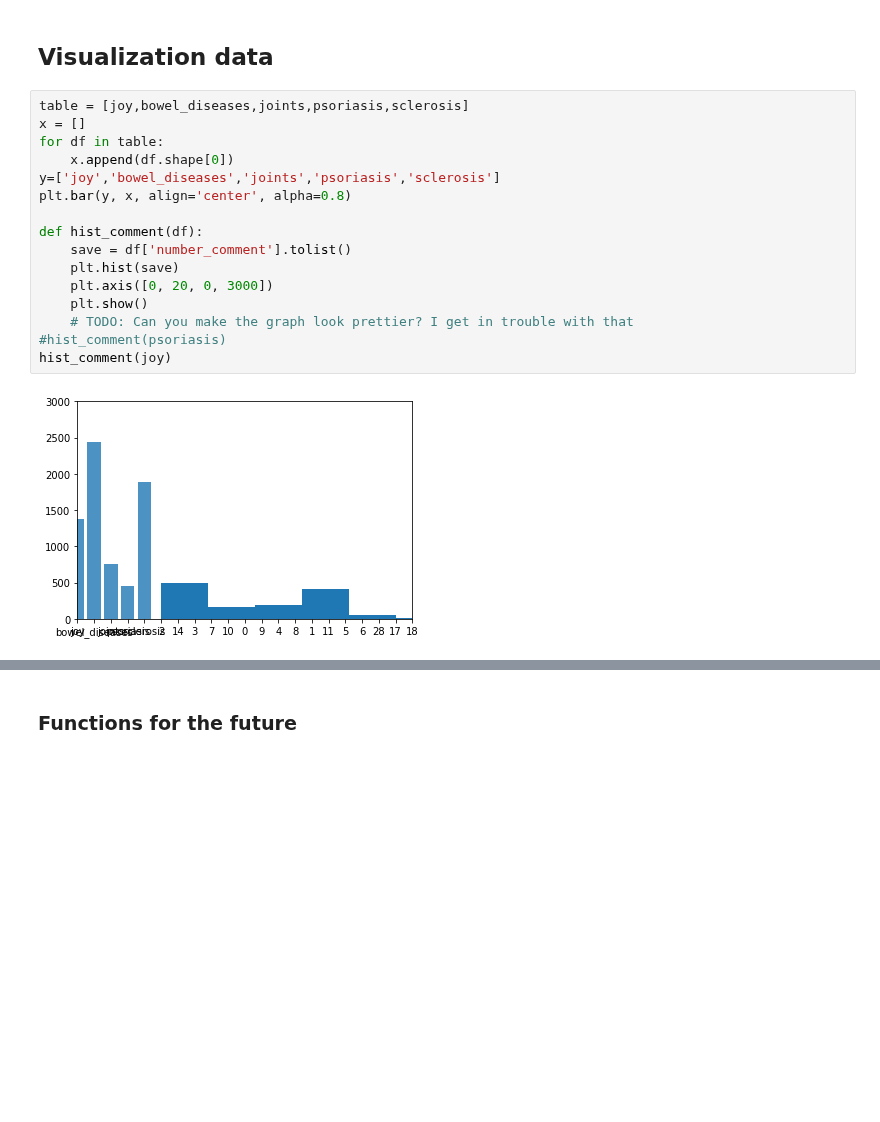
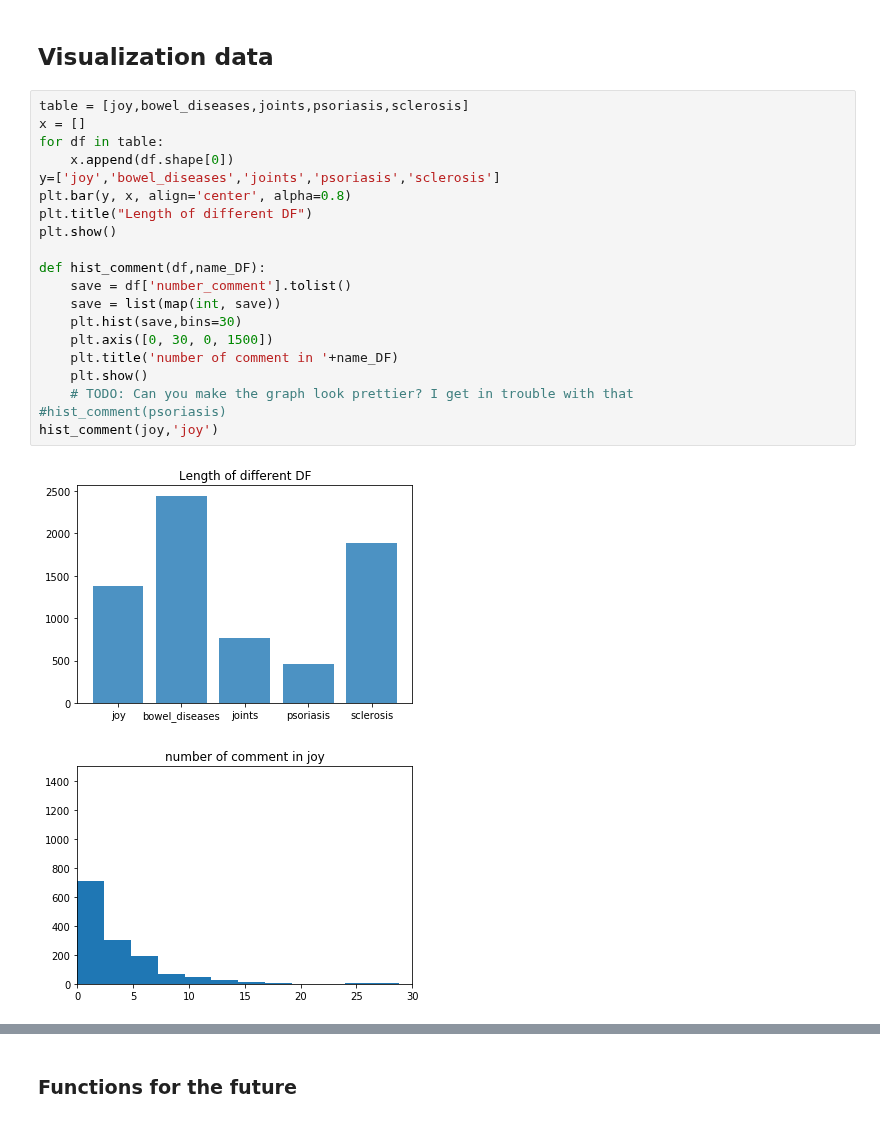
Before and after one commit to roishlezinger/nlpH, a Jupyter notebook: final project/organizes_data.ipynb, the cells around one changed output, grey strips where cells are left out. Saved outputs shown, nothing was run; the diff lists cells and outputs as text; blank space fills up the shorter version.

```diff
--- a/final project/organizes_data.ipynb
+++ b/final project/organizes_data.ipynb
@@ -180,18 +180,23 @@ joy = run_over_DF(joy,clean_df)
 # %%
 table = [joy,bowel_diseases,joints,psoriasis,sclerosis]
 x = []
 for df in table:
     x.append(df.shape[0])
 y=['joy','bowel_diseases','joints','psoriasis','sclerosis']
 plt.bar(y, x, align='center', alpha=0.8)
+plt.title("Length of different DF")
+plt.show()
 
-def hist_comment(df):
+def hist_comment(df,name_DF):
     save = df['number_comment'].tolist()
-    plt.hist(save)
-    plt.axis([0, 20, 0, 3000])
+    save = list(map(int, save))
+    plt.hist(save,bins=30)
+    plt.axis([0, 30, 0, 1500])
+    plt.title('number of comment in '+name_DF)
     plt.show()
     # TODO: Can you make the graph look prettier? I get in trouble with that
 #hist_comment(psoriasis)
-hist_comment(joy)
+hist_comment(joy,'joy')
 # %% [output]
-[figure, old version]
+[figure, new version]
+[figure, added]
```
Also changed, not shown: parts of 9 cells of this notebook.
